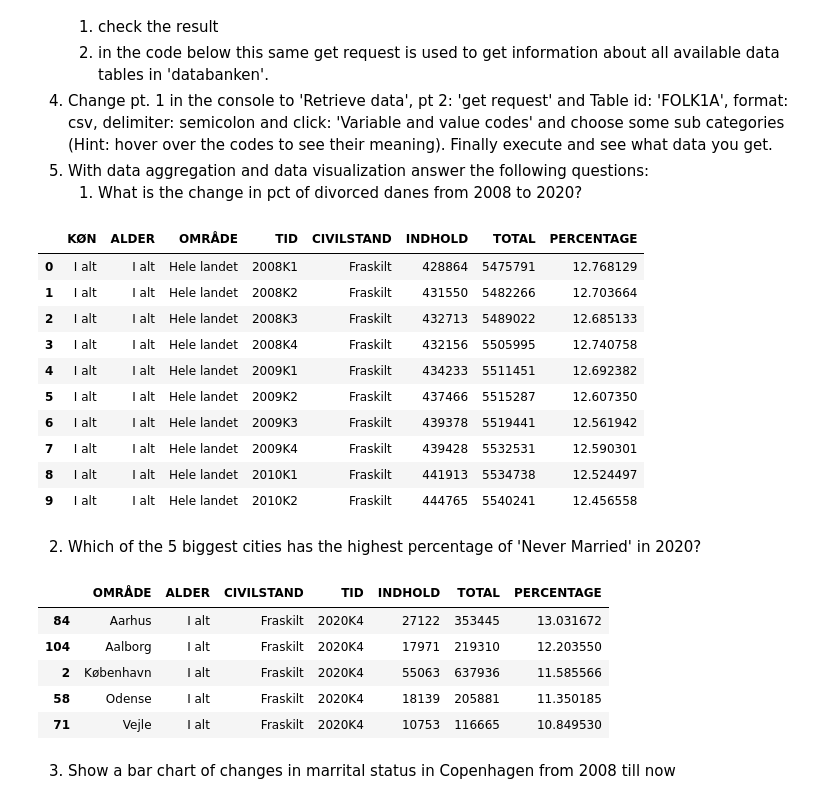
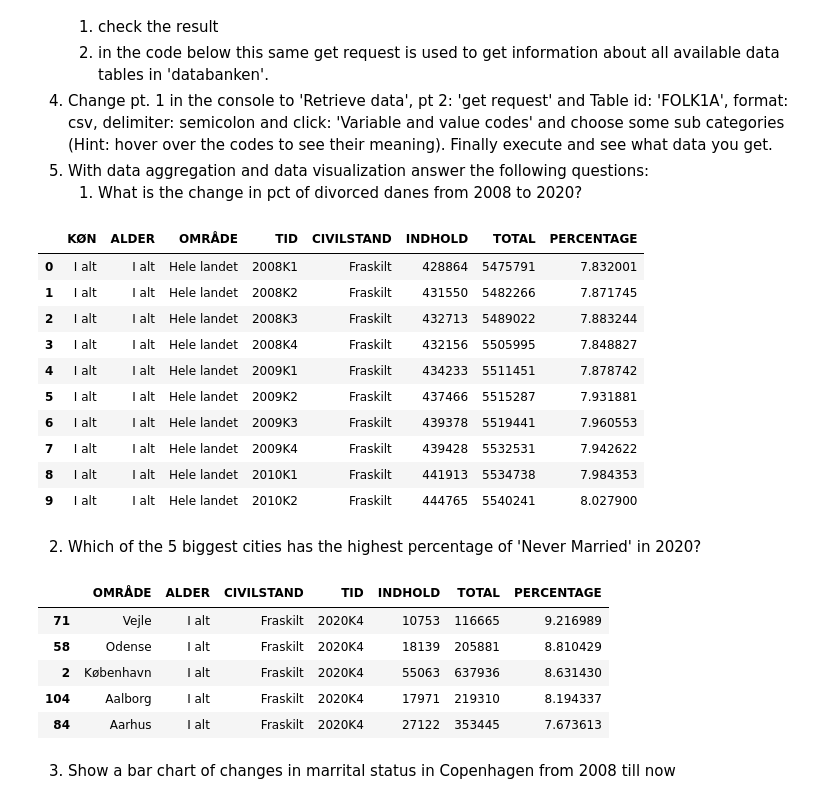
Before and after one commit to uiop860/python_valgfag, a Jupyter notebook: week05/05_excercises.ipynb, the cells around one changed output. Drawn from its saved outputs; the diff is of its cells as text; code cells hidden in the pictures.

```diff
--- a/week05/05_excercises.ipynb
+++ b/week05/05_excercises.ipynb
@@ -124,37 +110,38 @@ hele_danmark = pd.read_csv('alle_i_danmark.csv', encoding="latin1", sep=';', hea
 skilte_danmark = pd.read_csv('fraskilte_i_danmark.csv', encoding="latin1", sep=';', header=0)
 
 skilte_danmark['TOTAL'] = hele_danmark['INDHOLD']
-skilte_danmark['PERCENTAGE'] = skilte_danmark[['INDHOLD','TOTAL']].apply(lambda row: row['TOTAL']/row['INDHOLD'], axis=1)
+skilte_danmark['PERCENTAGE'] = skilte_danmark[['INDHOLD','TOTAL']].apply(lambda row: (row['INDHOLD']/row['TOTAL'])*100, axis=1)
 skilte_danmark.head(n=10)
 # %% [output]
 |  | KØN | ALDER | OMRÅDE | TID | CIVILSTAND | INDHOLD | TOTAL | PERCENTAGE |
-| 0 | I alt | I alt | Hele landet | 2008K1 | Fraskilt | 428864 | 5475791 | 12.768129 |
-| 1 | I alt | I alt | Hele landet | 2008K2 | Fraskilt | 431550 | 5482266 | 12.703664 |
-| 2 | I alt | I alt | Hele landet | 2008K3 | Fraskilt | 432713 | 5489022 | 12.685133 |
-| 3 | I alt | I alt | Hele landet | 2008K4 | Fraskilt | 432156 | 5505995 | 12.740758 |
-| 4 | I alt | I alt | Hele landet | 2009K1 | Fraskilt | 434233 | 5511451 | 12.692382 |
-| 5 | I alt | I alt | Hele landet | 2009K2 | Fraskilt | 437466 | 5515287 | 12.607350 |
-| 6 | I alt | I alt | Hele landet | 2009K3 | Fraskilt | 439378 | 5519441 | 12.561942 |
-| 7 | I alt | I alt | Hele landet | 2009K4 | Fraskilt | 439428 | 5532531 | 12.590301 |
-| 8 | I alt | I alt | Hele landet | 2010K1 | Fraskilt | 441913 | 5534738 | 12.524497 |
-| 9 | I alt | I alt | Hele landet | 2010K2 | Fraskilt | 444765 | 5540241 | 12.456558 |
+| 0 | I alt | I alt | Hele landet | 2008K1 | Fraskilt | 428864 | 5475791 | 7.832001 |
+| 1 | I alt | I alt | Hele landet | 2008K2 | Fraskilt | 431550 | 5482266 | 7.871745 |
+| 2 | I alt | I alt | Hele landet | 2008K3 | Fraskilt | 432713 | 5489022 | 7.883244 |
+| 3 | I alt | I alt | Hele landet | 2008K4 | Fraskilt | 432156 | 5505995 | 7.848827 |
+| 4 | I alt | I alt | Hele landet | 2009K1 | Fraskilt | 434233 | 5511451 | 7.878742 |
+| 5 | I alt | I alt | Hele landet | 2009K2 | Fraskilt | 437466 | 5515287 | 7.931881 |
+| 6 | I alt | I alt | Hele landet | 2009K3 | Fraskilt | 439378 | 5519441 | 7.960553 |
+| 7 | I alt | I alt | Hele landet | 2009K4 | Fraskilt | 439428 | 5532531 | 7.942622 |
+| 8 | I alt | I alt | Hele landet | 2010K1 | Fraskilt | 441913 | 5534738 | 7.984353 |
+| 9 | I alt | I alt | Hele landet | 2010K2 | Fraskilt | 444765 | 5540241 | 8.027900 |
 # %% [markdown]
 2. Which of the 5 biggest cities has the highest percentage of 'Never Married' in 2020?
 # %%
 byer_danmark = pd.read_csv('alle_byer_i_danmark.csv', encoding="latin1", sep=';',header=0)
+# skal være ugifte ikke fraskilte
 fraskilt_pr_by = pd.read_csv('fraskilt_pr_by.csv', encoding='latin1', sep=';', header=0)
 
 fraskilt_pr_by['TOTAL'] = byer_danmark['INDHOLD']
-fraskilt_pr_by['PERCENTAGE'] = fraskilt_pr_by[['INDHOLD','TOTAL']].apply(lambda row: row['TOTAL']/row['INDHOLD'], axis=1)
+fraskilt_pr_by['PERCENTAGE'] = fraskilt_pr_by[['INDHOLD','TOTAL']].apply(lambda row: (row['INDHOLD']/row['TOTAL'])*100, axis=1)
 # ~ tegn betyder 'not'
 fraskilt_pr_by[~fraskilt_pr_by['OMRÅDE'].str.contains('Region|Hele')].sort_values('TOTAL', ascending=False,).iloc[:5,:].sort_values('PERCENTAGE', ascending=False)
 # %% [output]
 |  | OMRÅDE | ALDER | CIVILSTAND | TID | INDHOLD | TOTAL | PERCENTAGE |
-| 84 | Aarhus | I alt | Fraskilt | 2020K4 | 27122 | 353445 | 13.031672 |
-| 104 | Aalborg | I alt | Fraskilt | 2020K4 | 17971 | 219310 | 12.203550 |
-| 2 | København | I alt | Fraskilt | 2020K4 | 55063 | 637936 | 11.585566 |
-| 58 | Odense | I alt | Fraskilt | 2020K4 | 18139 | 205881 | 11.350185 |
-| 71 | Vejle | I alt | Fraskilt | 2020K4 | 10753 | 116665 | 10.849530 |
+| 71 | Vejle | I alt | Fraskilt | 2020K4 | 10753 | 116665 | 9.216989 |
+| 58 | Odense | I alt | Fraskilt | 2020K4 | 18139 | 205881 | 8.810429 |
+| 2 | København | I alt | Fraskilt | 2020K4 | 55063 | 637936 | 8.631430 |
+| 104 | Aalborg | I alt | Fraskilt | 2020K4 | 17971 | 219310 | 8.194337 |
+| 84 | Aarhus | I alt | Fraskilt | 2020K4 | 27122 | 353445 | 7.673613 |
 # %% [markdown]
 3. Show a bar chart of changes in marrital status in Copenhagen from 2008 till now
 # %%
```
Also changed, not shown: parts of 2 cells of this notebook, 2 other files.
